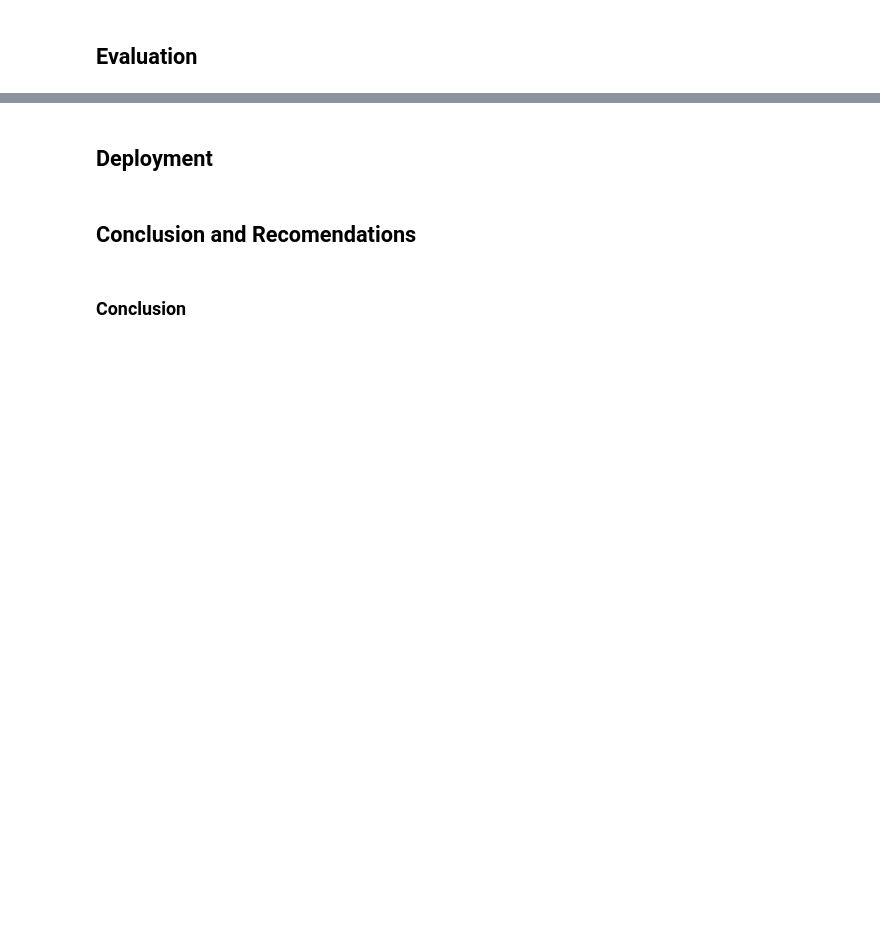
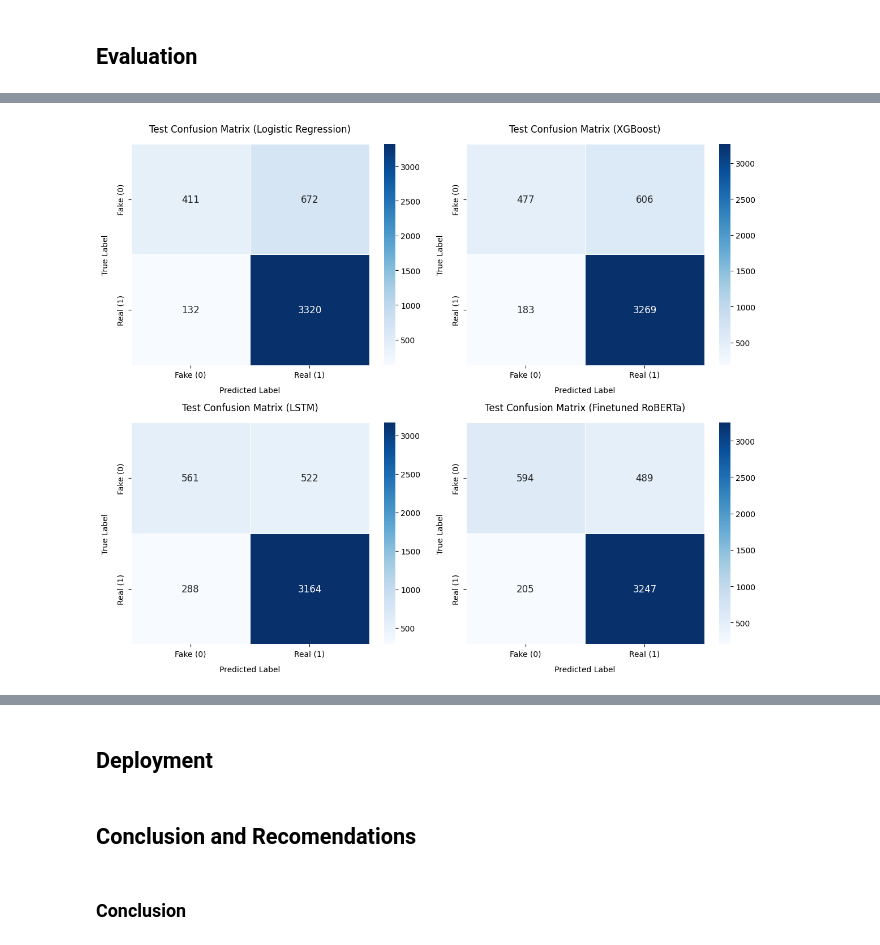
Before and after one commit to mwakad/Fake-News-Detection-, a Jupyter notebook: notebooks/daniel.ipynb, the cells around one changed output, grey strips where cells are left out. Cells and saved outputs as stored; diff of their text form; code cells hidden in the pictures; blank space fills up the shorter version.

```diff
--- a/notebooks/daniel.ipynb
+++ b/notebooks/daniel.ipynb
@@ -1372,20 +898,0 @@ print(classification_report(y_test, y_pred, target_names=['Fake (0)', 'Real (1)'
-# %%
-# Confusion matrix
-plt.figure(figsize=(8, 6))
-ax = sns.heatmap(
-    confusion_matrix(y_test, y_pred),
-    annot=True,
-    fmt='d',
-    cmap='Purples',
-    cbar=False,
-    annot_kws={'size': 14},
-    linewidths=0.5
-)
-plt.title('Longformer Fake News Detection\nTest Confusion Matrix', fontsize=16, pad=20)
-plt.xlabel('Predicted Label', fontsize=14, labelpad=15)
-plt.ylabel('True Label', fontsize=14, labelpad=15)
-plt.xticks([0.5, 1.5], ['Fake (0)', 'Real (1)'], fontsize=12)
-plt.yticks([0.5, 1.5], ['Fake (0)', 'Real (1)'], fontsize=12, rotation=0)
-plt.tight_layout()
-plt.savefig('longformer_confusion_matrix.png', dpi=300, bbox_inches='tight')
-plt.show()
@@ -1425,0 +989,41 @@ print("Model zipped and ready for download")
+# %%
+# Plot confusion matrices for models' predictions on test set
+fig, axes = plt.subplots(2, 2, figsize=(12, 10))
+
+# List of models, predictions, and titles
+models = [
+    ('Logistic Regression', y_test_pred_lr, axes[0, 0]),
+    ('XGBoost', y_test_pred_xgb, axes[0, 1]),
+    ('LSTM', y_pred_lstm, axes[1, 0]),
+    ('Finetuned RoBERTa', np.argmax(test_results.predictions, axis=1), axes[1, 1])
+]
+
+# Plot confusion matrices
+for model_name, y_pred, ax in models:
+    # Compute confusion matrix
+    cm = confusion_matrix(y_test, y_pred)
+
+    # Plot heatmap
+    sns.heatmap(
+        cm,
+        annot=True,
+        fmt='d',
+        cmap='Blues',
+        xticklabels=['Fake (0)', 'Real (1)'],
+        yticklabels=['Fake (0)', 'Real (1)'],
+        annot_kws={'size': 12},
+        linewidths=0.5,
+        ax=ax
+    )
+
+    # Set titles and labels
+    ax.set_title(f'Test Confusion Matrix ({model_name})', fontsize=12, pad=15)
+    ax.set_xlabel('Predicted Label', fontsize=10, labelpad=10)
+    ax.set_ylabel('True Label', fontsize=10, labelpad=10)
+    ax.tick_params(axis='both', labelsize=10)
+
+plt.tight_layout()
+plt.savefig('combined-confusion-matrices-on-test-set.png', dpi=300, bbox_inches='tight')
+plt.show()
+# %% [output]
+[figure, added]
```
Also changed, not shown: parts of 64 cells of this notebook.
